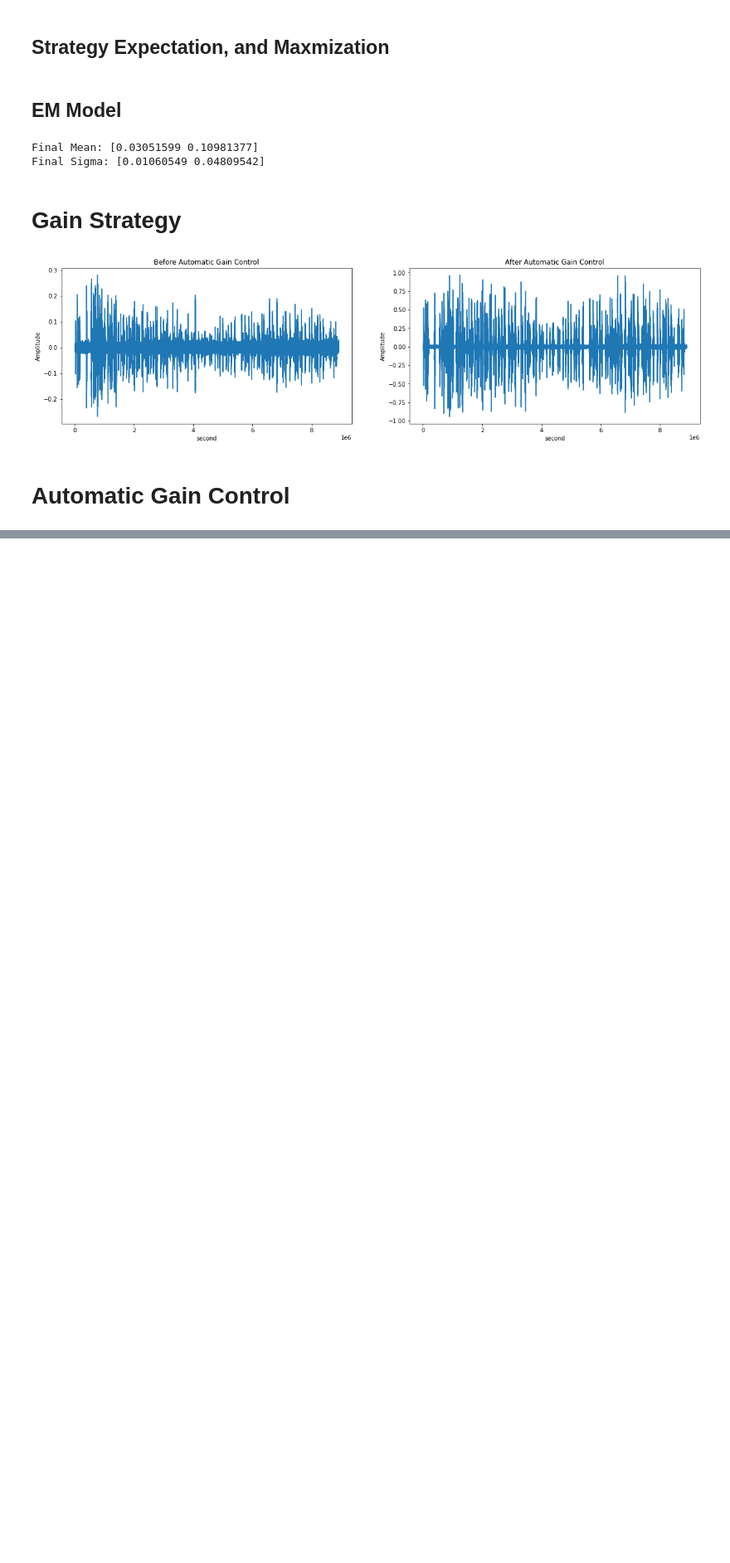
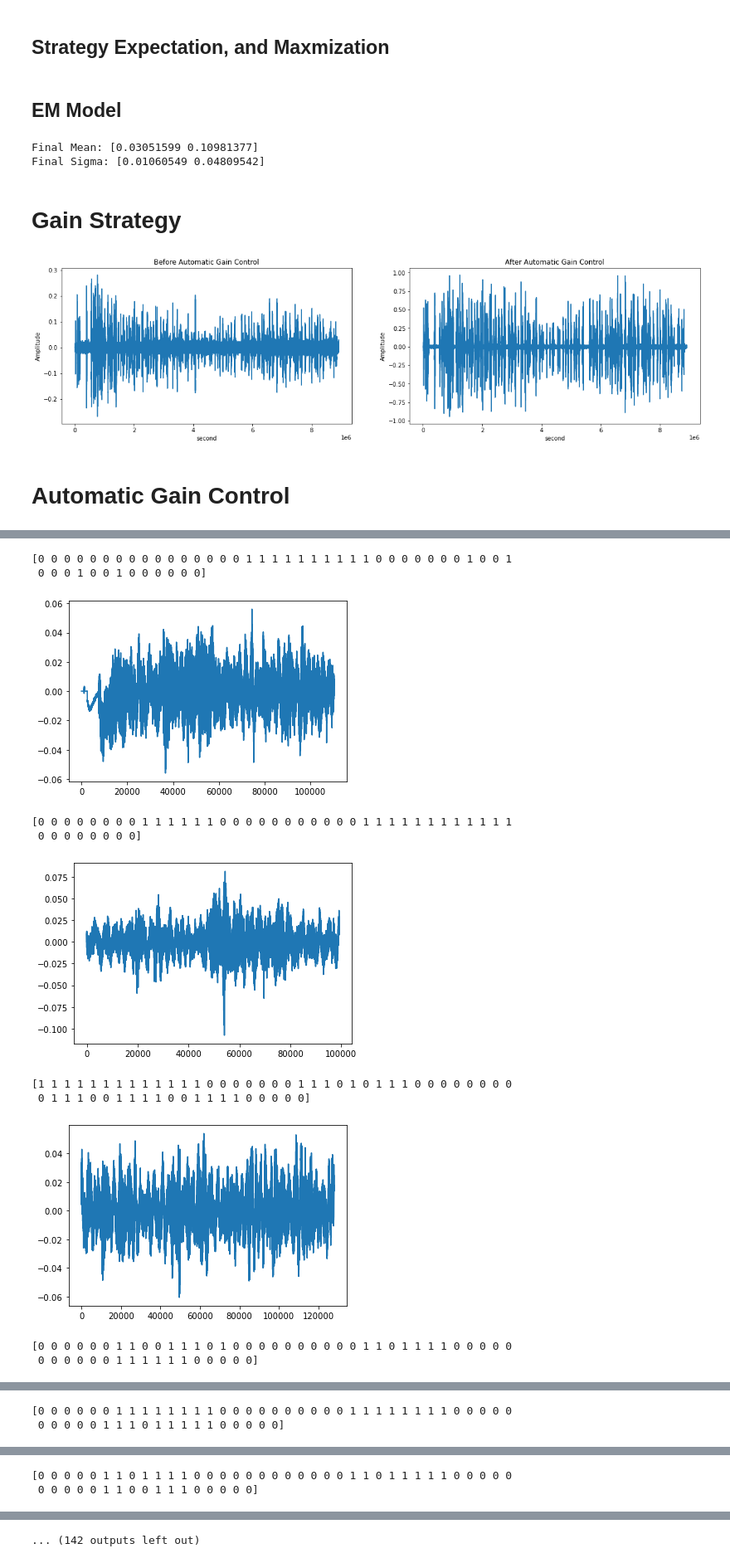
Before and after one commit to NewGamezzz/VoiceCommand-Dentist, a Jupyter notebook: automaticGainControl.ipynb, the cells around one changed output, grey strips where cells are left out. Shown at 83% size. Drawn from its saved outputs; the diff is of its cells as text; code cells hidden in the pictures; blank space fills up the shorter version.

```diff
--- a/automaticGainControl.ipynb
+++ b/automaticGainControl.ipynb
@@ -366,0 +351,37 @@ wavfile.write('test.mp3', sr, np.concatenate(up_scale_audio_li).astype('f4'))
+# %%
+idx = 0
+len_clip = 45
+n_cat = 5
+start_idx = 0
+stop_idx = 0
+len_audio = audio_li.shape[0]
+while True:
+  if start_idx >= len_audio:
+    break
+  stop_idx = start_idx + len_clip
+  while True:
+    if expects[stop_idx:stop_idx+n_cat].sum() == 0:
+      stop_idx += n_cat
+      break
+    if expects[stop_idx-n_cat:stop_idx].sum() == 0:
+      break
+    stop_idx += 1
+
+  print(expects[start_idx:stop_idx])
+  wavfile.write(f'shortAudio/original/voice_command1_snr-10/voice_command1_snr-10_{idx}.mp3', sr, np.concatenate(audio_li[start_idx:stop_idx]).astype('f4'))
+  plt.plot(np.concatenate(audio_li[start_idx:stop_idx]))
+  plt.show()
+  start_idx = stop_idx
+  idx+=1
+# %% [output]
+[0 0 0 0 0 0 0 0 0 0 0 0 0 0 0 0 1 1 1 1 1 1 1 1 1 1 0 0 0 0 0 0 0 1 0 0 1
+ 0 0 0 1 0 0 1 0 0 0 0 0 0]
+[figure, added]
+[0 0 0 0 0 0 0 0 1 1 1 1 1 1 0 0 0 0 0 0 0 0 0 0 0 1 1 1 1 1 1 1 1 1 1 1 1
+ 0 0 0 0 0 0 0 0]
+[figure, added]
+[1 1 1 1 1 1 1 1 1 1 1 1 1 0 0 0 0 0 0 0 1 1 1 0 1 0 1 1 1 0 0 0 0 0 0 0 0
+ 0 1 1 1 0 0 1 1 1 1 0 0 1 1 1 1 0 0 0 0 0]
+[figure, added]
+[0 0 0 0 0 0 1 1 0 0 1 1 1 0 1 0 0 0 0 0 0 0 0 0 0 1 1 0 1 1 1 1 0 0 0 0 0
+ 0 0 0 0 0 0 1 1 1 1 1 1 0 0 0 0 0]
@@ -366,0 +389,2 @@ wavfile.write('test.mp3', sr, np.concatenate(up_scale_audio_li).astype('f4'))
+[0 0 0 0 0 0 1 1 1 1 1 1 1 1 0 0 0 0 0 0 0 0 0 0 1 1 1 1 1 1 1 1 0 0 0 0 0
+ 0 0 0 0 0 1 1 1 0 1 1 1 1 1 0 0 0 0 0]
@@ -366,0 +392,2 @@ wavfile.write('test.mp3', sr, np.concatenate(up_scale_audio_li).astype('f4'))
+[0 0 0 0 0 1 1 0 1 1 1 1 0 0 0 0 0 0 0 0 0 0 0 0 1 1 0 1 1 1 1 1 0 0 0 0 0
+ 0 0 0 0 0 1 1 0 0 1 1 1 0 0 0 0 0]
@@ -366,0 +395 @@ wavfile.write('test.mp3', sr, np.concatenate(up_scale_audio_li).astype('f4'))
+... (142 outputs left out)
```
Also changed, not shown: parts of 7 cells of this notebook, 5 other files.
